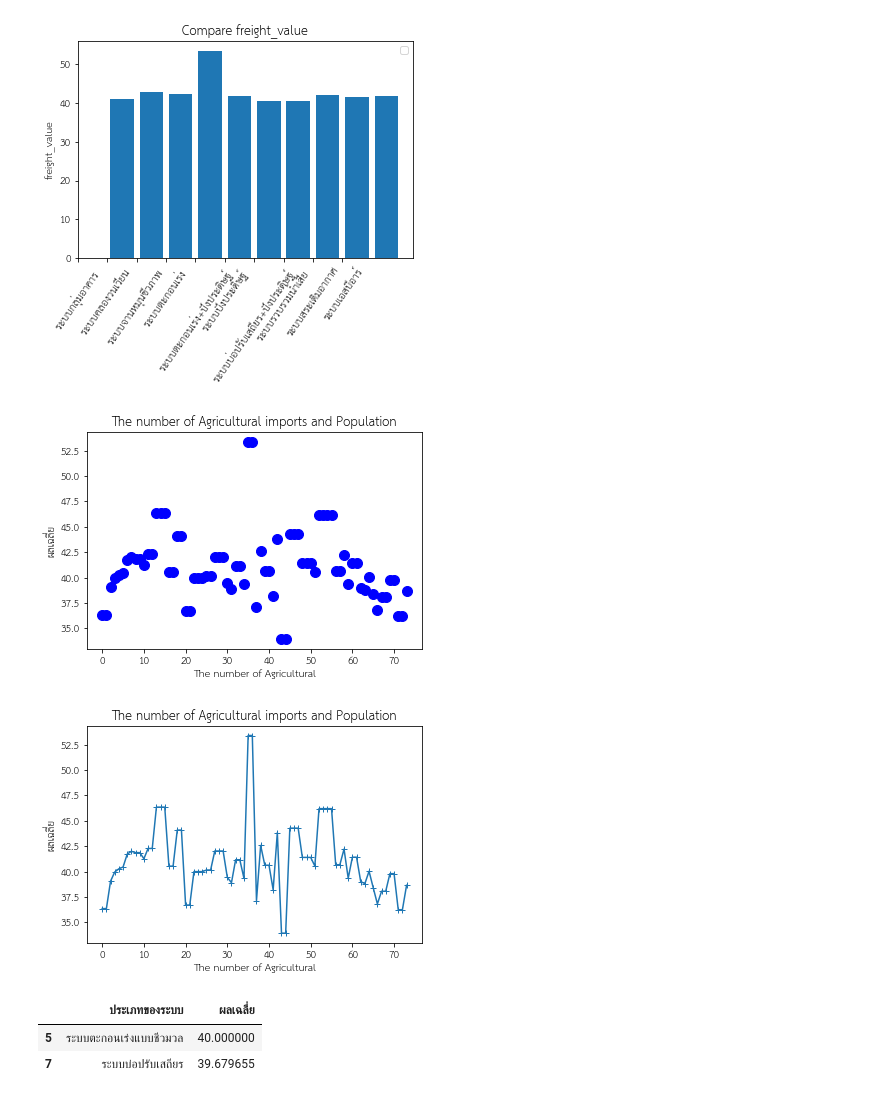
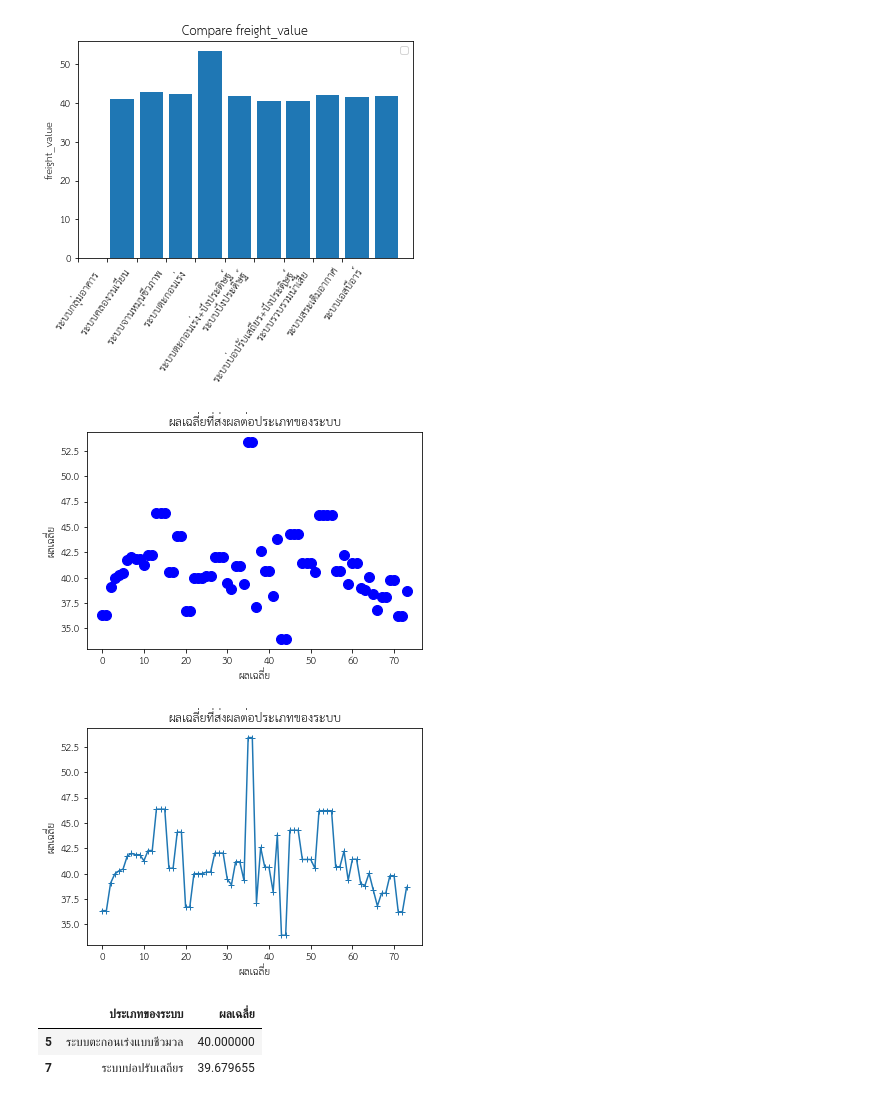
Before and after one commit to chalarm1405/DWDM21_, a Jupyter notebook: Project for Group.ipynb, the cells around one changed output. Cells and saved outputs as stored; diff of their text form; code cells hidden in the pictures.

```diff
--- a/Project for Group.ipynb
+++ b/Project for Group.ipynb
@@ -956,20 +956,20 @@ No handles with labels found to put in legend.
 [figure]
 # %%
 plt.scatter(range(len(data_1['ประเภทของระบบ'])),data_1['ผลเฉลี่ย'],s=100,c='B')
-plt.xlabel('The number of Agricultural')
+plt.xlabel('ผลเฉลี่ย')
 plt.ylabel('ผลเฉลี่ย')
-plt.title('The number of Agricultural imports and Population')
+plt.title('ผลเฉลี่ยที่ส่งผลต่อประเภทของระบบ')
 plt.show()
 # %% [output]
-[figure, old version]
+[figure, new version]
 # %%
 plt.plot(range(len(data_1['ประเภทของระบบ'])),data_1['ผลเฉลี่ย'],marker='+')
-plt.xlabel('The number of Agricultural')
+plt.xlabel('ผลเฉลี่ย')
 plt.ylabel('ผลเฉลี่ย')
-plt.title('The number of Agricultural imports and Population')
+plt.title('ผลเฉลี่ยที่ส่งผลต่อประเภทของระบบ')
 plt.show()
 # %% [output]
-[figure, old version]
+[figure, new version]
 # %%
 change2 = category_mean['ผลเฉลี่ย'] <= 40
 mean_least40 = category_mean[change2]
```
Also changed, not shown: parts of 7 cells of this notebook.
